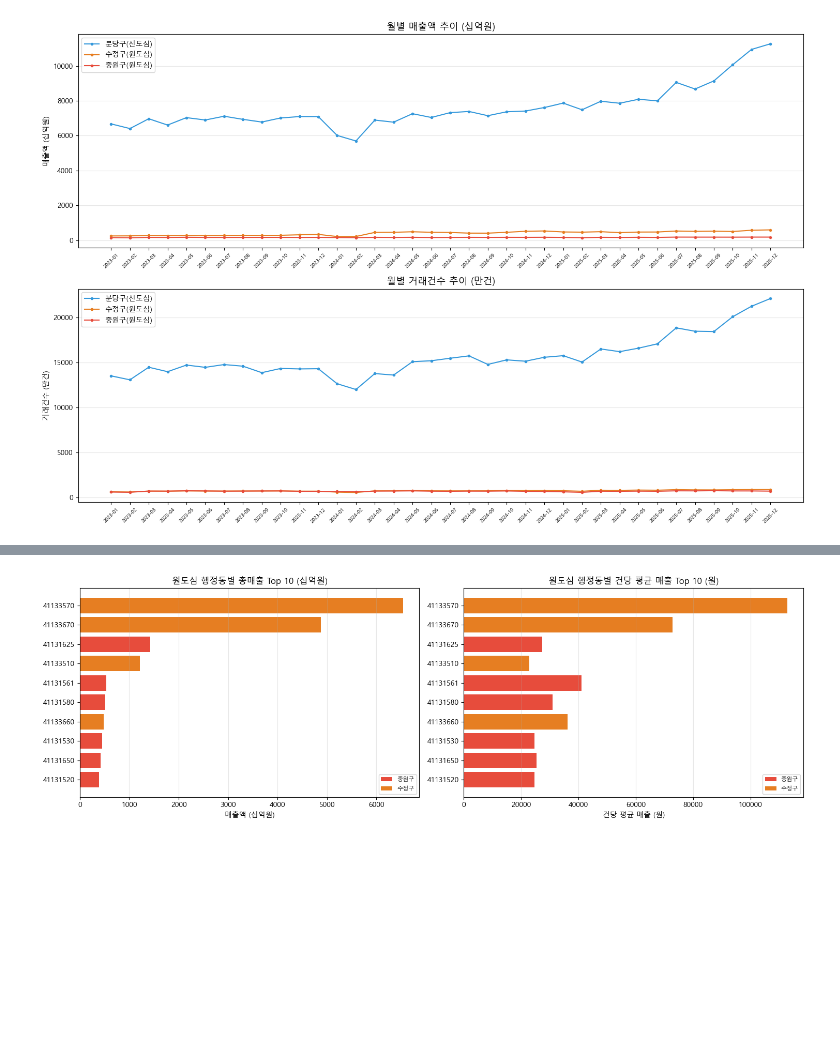
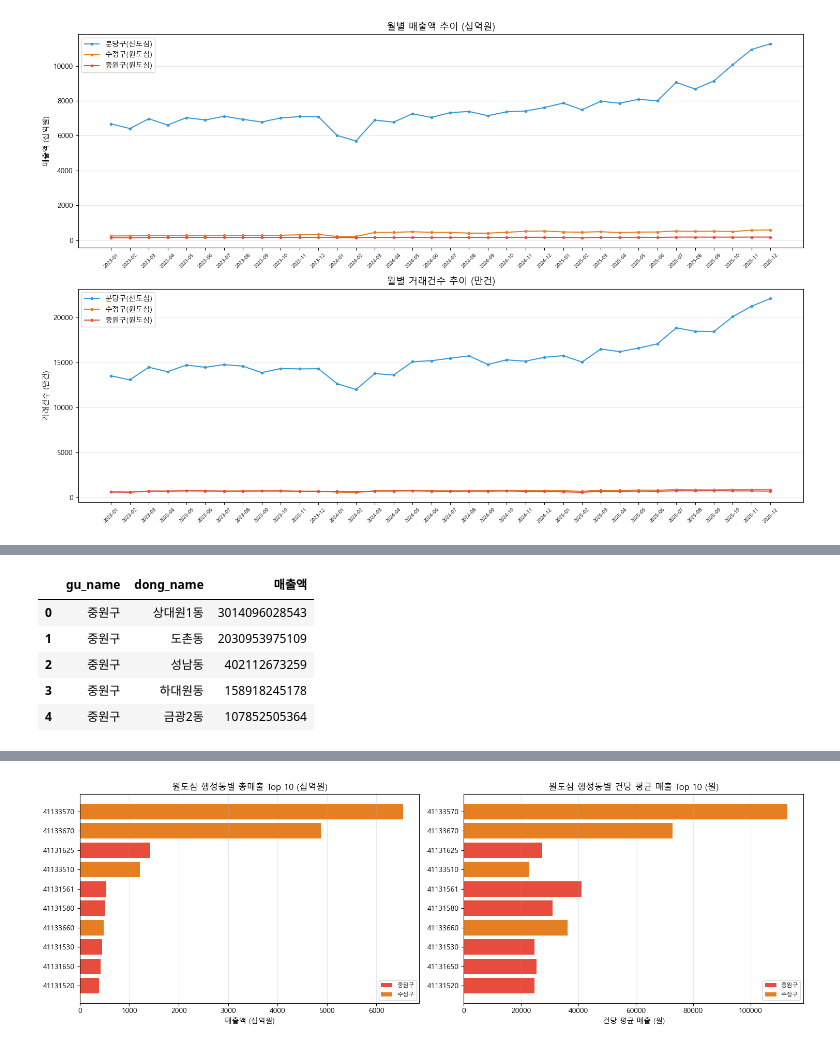
Before and after one commit to bulsajo1/final_project, a Jupyter notebook: eunbi/EDA.ipynb, the cells around one changed output, grey strips where cells are left out. Cells and saved outputs as stored; diff of their text form; code cells hidden in the pictures; blank space fills up the shorter version.

```diff
--- a/eunbi/EDA.ipynb
+++ b/eunbi/EDA.ipynb
@@ -318,0 +376,18 @@ plt.show()
+# %%
+# 2025년 중원구 카드소비 매출액 top5
+joongwon_result_2025 = con.execute("""
+    SELECT gu_name, dong_name, SUM(amt) AS 매출액
+    FROM sales_mapped
+    WHERE (LEFT(ta_ymd, 4) = '2025') and (gu_name = '중원구')
+    GROUP BY gu_name, dong_name
+    ORDER BY 매출액 DESC
+""").df()
+
+joongwon_result_2025.head()
+# %% [output]
+|  | gu_name | dong_name | 매출액 |
+| 0 | 중원구 | 상대원1동 | 3014096028543 |
+| 1 | 중원구 | 도촌동 | 2030953975109 |
+| 2 | 중원구 | 성남동 | 402112673259 |
+| 3 | 중원구 | 하대원동 | 158918245178 |
+| 4 | 중원구 | 금광2동 | 107852505364 |
```
Also changed, not shown: parts of 41 cells of this notebook.
